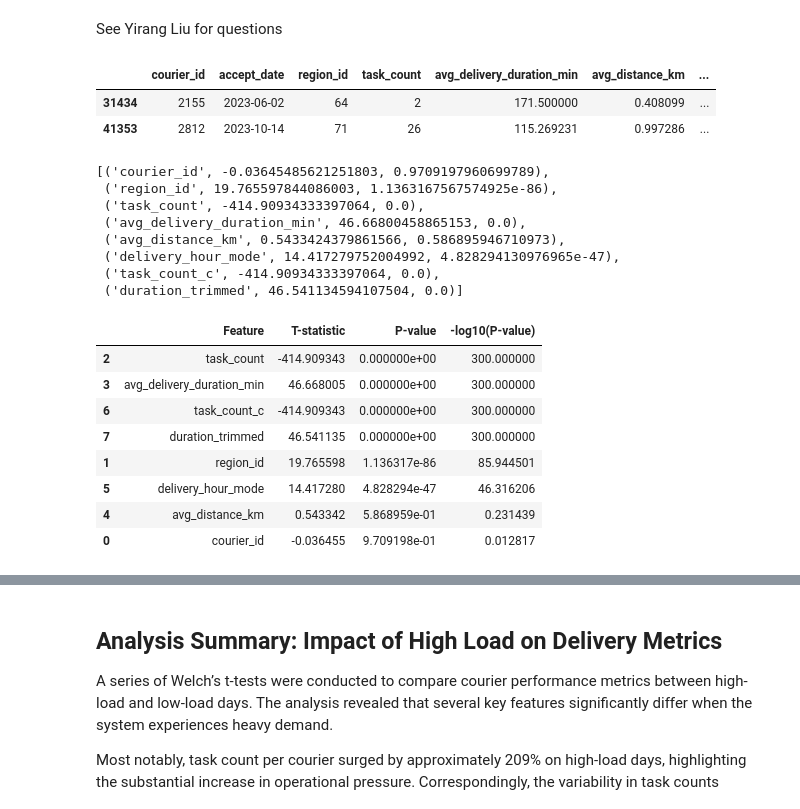
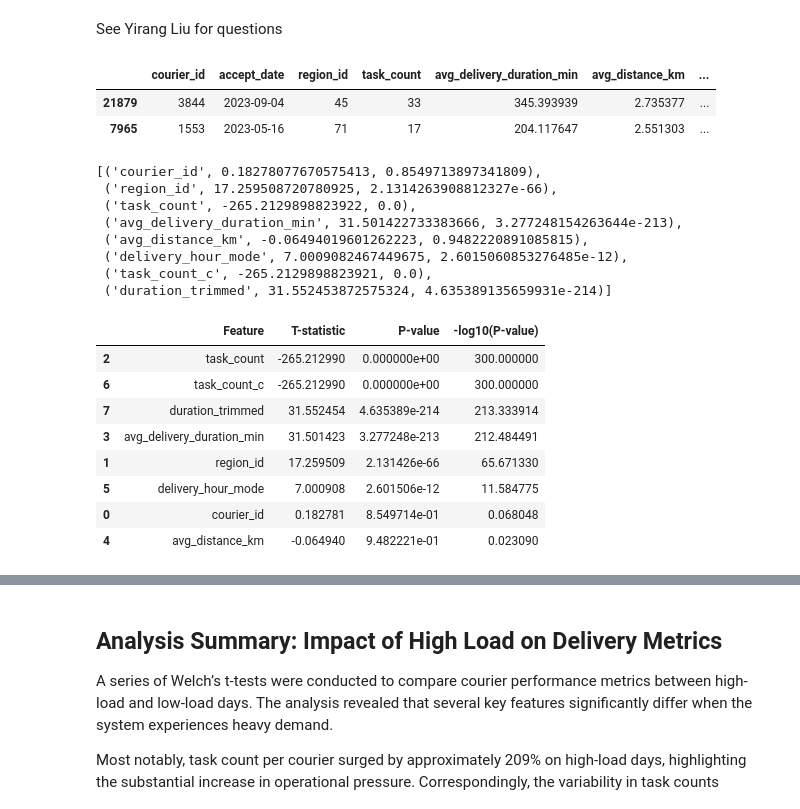
Before and after one commit to ISL-0111/IDS701_Team_Project, a Jupyter notebook: Experiment_regression/ttest.ipynb, the cells around one changed output, grey strips where cells are left out. Cells and saved outputs as stored; diff of their text form; code cells hidden in the pictures.

```diff
--- a/Experiment_regression/ttest.ipynb
+++ b/Experiment_regression/ttest.ipynb
@@ -10,13 +10,13 @@ import seaborn as sns
 # %%
 # Load the data
 df = pd.read_csv('https://github.com/ISL-0111/IDS701_Team_Project/raw/refs'
-'/heads/main/Experiment_regression/daily_agg_for_ttest_allregions.csv')
+'/heads/main/Experiment_regression/daily_agg_for_ttest_14regions.csv')
 df['high_load'] = df['high_load'].astype(int)
 df.sample(2)
 # %% [output]
 |  | courier_id | accept_date | region_id | task_count | avg_delivery_duration_min | avg_distance_km | ... |
-| 31434 | 2155 | 2023-06-02 | 64 | 2 | 171.500000 | 0.408099 | ... |
-| 41353 | 2812 | 2023-10-14 | 71 | 26 | 115.269231 | 0.997286 | ... |
+| 21879 | 3844 | 2023-09-04 | 45 | 33 | 345.393939 | 2.735377 | ... |
+| 7965 | 1553 | 2023-05-16 | 71 | 17 | 204.117647 | 2.551303 | ... |
 # %%
 # Define target group
 group_0 = df[df['high_load'] == 0]
@@ -38,14 +38,14 @@ for col in numeric_cols:
 # %%
 results
 # %% [output]
-[('courier_id', -0.03645485621251803, 0.9709197960699789),
- ('region_id', 19.765597844086003, 1.1363167567574925e-86),
- ('task_count', -414.90934333397064, 0.0),
- ('avg_delivery_duration_min', 46.66800458865153, 0.0),
- ('avg_distance_km', 0.5433424379861566, 0.586895946710973),
- ('delivery_hour_mode', 14.417279752004992, 4.828294130976965e-47),
- ('task_count_c', -414.90934333397064, 0.0),
- ('duration_trimmed', 46.541134594107504, 0.0)]
+[('courier_id', 0.18278077670575413, 0.8549713897341809),
+ ('region_id', 17.259508720780925, 2.1314263908812327e-66),
+ ('task_count', -265.2129898823922, 0.0),
+ ('avg_delivery_duration_min', 31.501422733383666, 3.277248154263644e-213),
+ ('avg_distance_km', -0.06494019601262223, 0.9482220891085815),
+ ('delivery_hour_mode', 7.0009082467449675, 2.6015060853276485e-12),
+ ('task_count_c', -265.2129898823921, 0.0),
+ ('duration_trimmed', 31.552453872575324, 4.635389135659931e-214)]
 # %%
 # Create DataFrame
 results_df = pd.DataFrame(results, columns=[
@@ -61,14 +61,14 @@ results_df.sort_values('-log10(P-value)', ascending=False, inplace=True)
 results_df
 # %% [output]
 |  | Feature | T-statistic | P-value | -log10(P-value) |
-| 2 | task_count | -414.909343 | 0.000000e+00 | 300.000000 |
-| 3 | avg_delivery_duration_min | 46.668005 | 0.000000e+00 | 300.000000 |
-| 6 | task_count_c | -414.909343 | 0.000000e+00 | 300.000000 |
-| 7 | duration_trimmed | 46.541135 | 0.000000e+00 | 300.000000 |
-| 1 | region_id | 19.765598 | 1.136317e-86 | 85.944501 |
-| 5 | delivery_hour_mode | 14.417280 | 4.828294e-47 | 46.316206 |
-| 4 | avg_distance_km | 0.543342 | 5.868959e-01 | 0.231439 |
-| 0 | courier_id | -0.036455 | 9.709198e-01 | 0.012817 |
+| 2 | task_count | -265.212990 | 0.000000e+00 | 300.000000 |
+| 6 | task_count_c | -265.212990 | 0.000000e+00 | 300.000000 |
+| 7 | duration_trimmed | 31.552454 | 4.635389e-214 | 213.333914 |
+| 3 | avg_delivery_duration_min | 31.501423 | 3.277248e-213 | 212.484491 |
+| 1 | region_id | 17.259509 | 2.131426e-66 | 65.671330 |
+| 5 | delivery_hour_mode | 7.000908 | 2.601506e-12 | 11.584775 |
+| 0 | courier_id | 0.182781 | 8.549714e-01 | 0.068048 |
+| 4 | avg_distance_km | -0.064940 | 9.482221e-01 | 0.023090 |
 # %%
 # --- Plot ---
 plt.figure(figsize=(12, 7))
```
Also changed, not shown: parts of 2 cells of this notebook, 3 other files.
